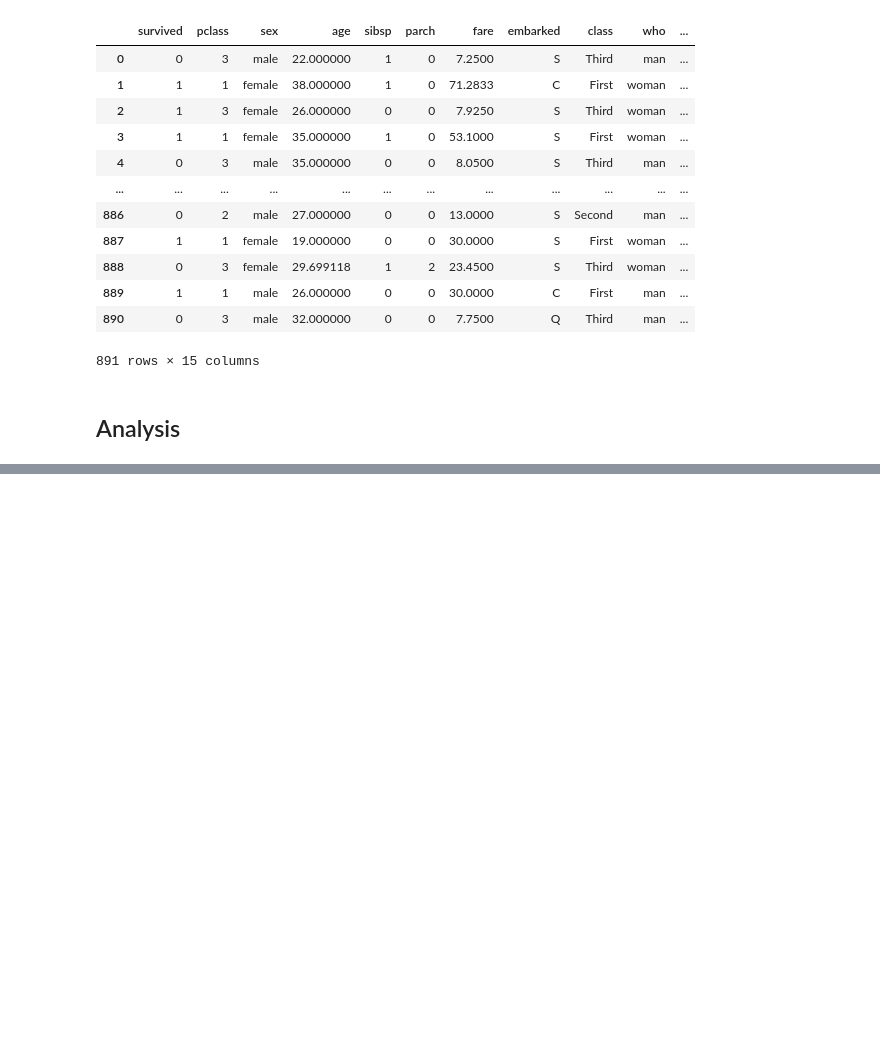
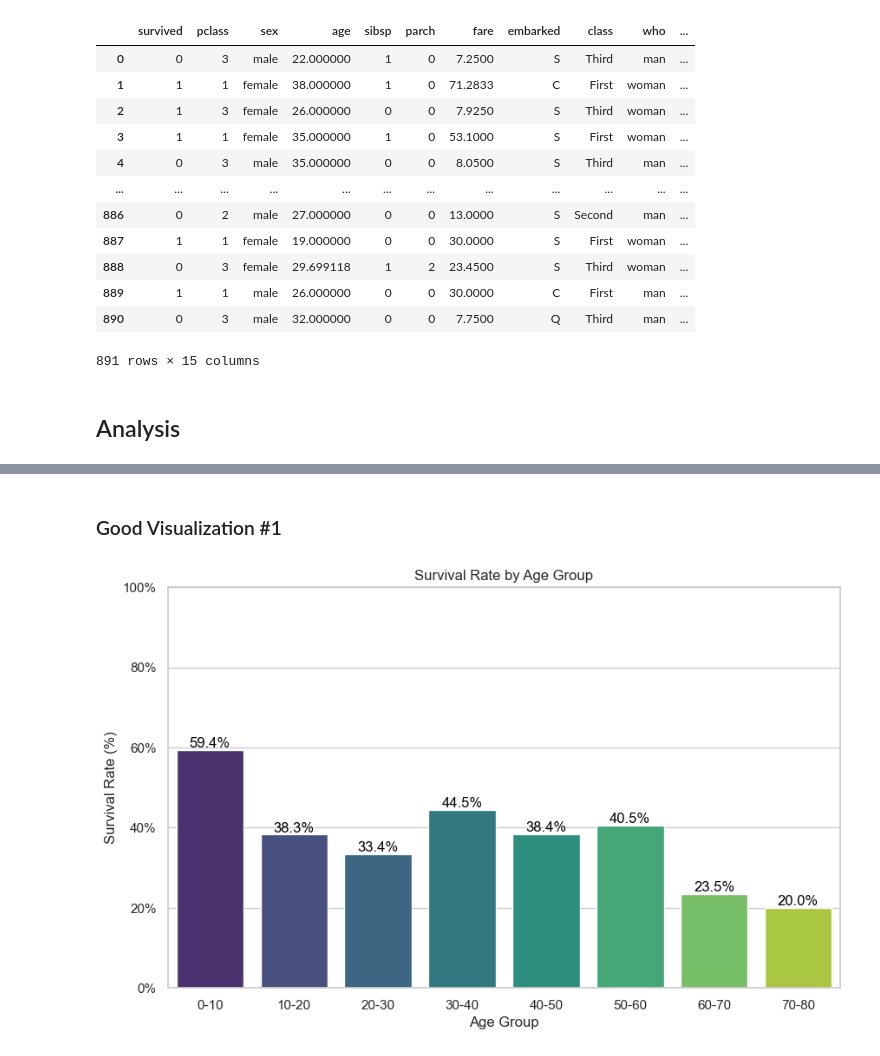
Before and after one commit to IMOsbo/DATA6550-Visualization, a Jupyter notebook: Code/Woods/Module3_WoodsK.ipynb, the cells around one changed output, grey strips where cells are left out. Drawn from its saved outputs; the diff is of its cells as text; code cells hidden in the pictures; blank space fills up the shorter version.

```diff
--- a/Code/Woods/Module3_WoodsK.ipynb
+++ b/Code/Woods/Module3_WoodsK.ipynb
@@ -98,0 +118,32 @@ df_titanic
+# %% [markdown]
+### Good Visualization #1
+# %%
+# Define age groups and corresponding labels
+bins = [0, 10, 20, 30, 40, 50, 60, 70, 80]
+labels = ['0-10', '10-20', '20-30', '30-40', '40-50', '50-60', '60-70', '70-80']
+df_titanic['Age_bin'] = pd.cut(df_titanic['age'], bins=bins, labels=labels, include_lowest=True)
+
+# Calculate the survival rate for each age group
+survival_rate = df_titanic.groupby('Age_bin')['survived'].mean().reset_index()
+
+sns.set_style("whitegrid")
+plt.figure(figsize=(10, 6))
+ax = sns.barplot(x='Age_bin', y='survived', data=survival_rate, palette='viridis')
+
+# Add percentages above bars
+for p in ax.patches:
+    ax.annotate(f'{p.get_height()*100:.1f}%',
+                (p.get_x() + p.get_width() / 2., p.get_height()),
+                ha='center', va='bottom', fontsize=12, color='black')
+
+#Format y-axis as percentages
+ax.yaxis.set_major_formatter(PercentFormatter(1))
+
+ax.set_title("Survival Rate by Age Group")
+ax.set_xlabel("Age Group")
+ax.set_ylabel("Survival Rate (%)")
+plt.ylim(0, 1)  # Set y-axis limits to reflect proportions (0 to 1)
+
+plt.show()
+# %% [output]
+[figure, added]
```
Also changed, not shown: parts of 9 cells of this notebook.
